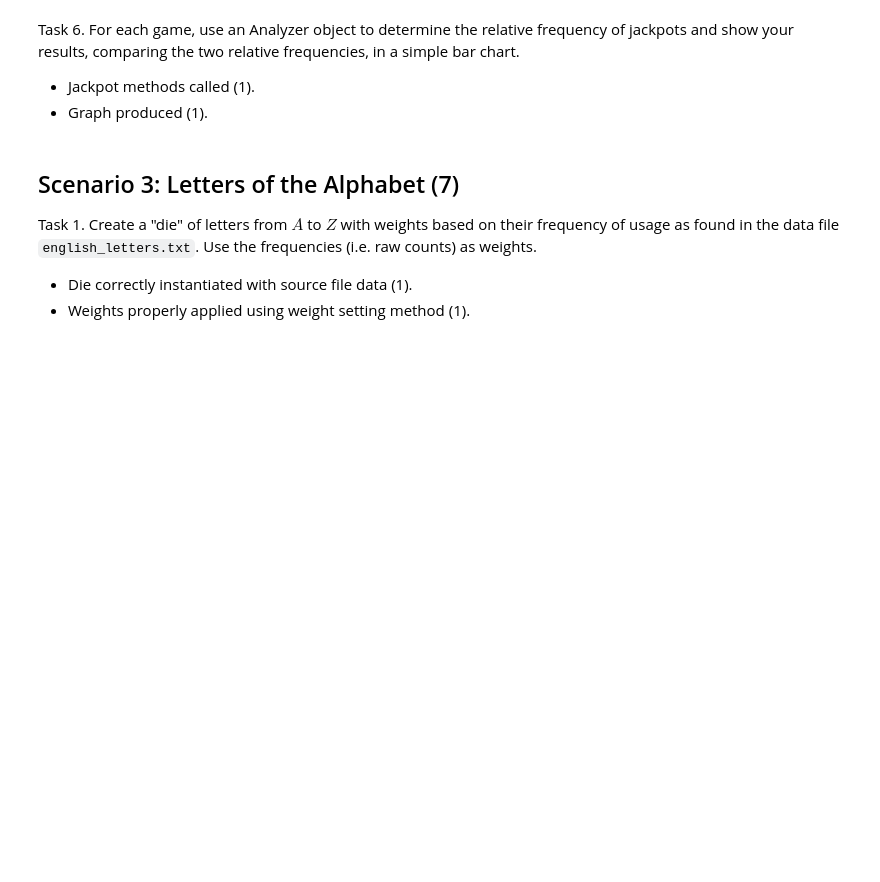
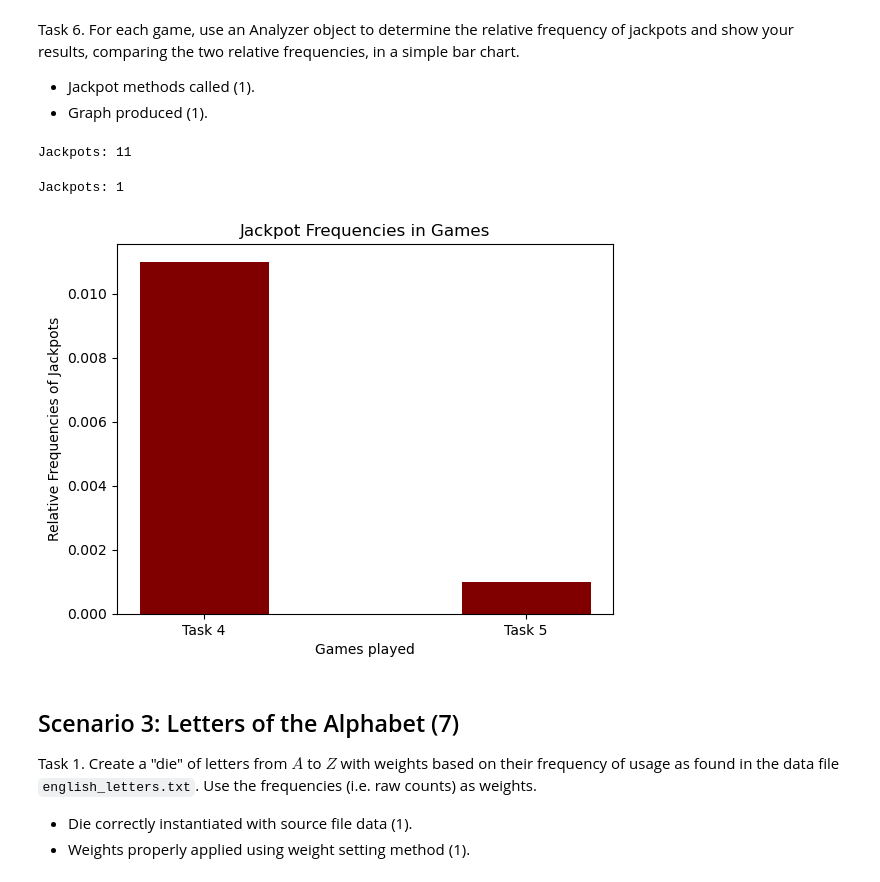
Before and after one commit to Zach0411/ds5100-finalproject-ehe5bn, a Jupyter notebook: DS5100_FinalProjectTemplate.ipynb, the cells around one changed output. Cells and saved outputs as stored; diff of their text form; code cells hidden in the pictures; blank space fills up the shorter version.

```diff
--- a/DS5100_FinalProjectTemplate.ipynb
+++ b/DS5100_FinalProjectTemplate.ipynb
@@ -584,6 +605,36 @@ Task 6. For each game, use an Analyzer object to determine the relative frequenc
 
 - Jackpot methods called (1).
 - Graph produced (1).
+# %%
+#Analyzing task 4 game
+task4_data = Analyzer(task4game)
+task4_data.jackpot()
+# %% [output]
+Jackpots: 11
+# %%
+#Analyzing task 5 game
+task5_data = Analyzer(task5game)
+task5_data.jackpot()
+# %% [output]
+Jackpots: 1
+# %%
+#frequencies
+task4_freq = 11/1000
+task5_freq = 1/1000
+# %%
+#graph
+import matplotlib.pyplot as plt
+data = {'Task 4': task4_freq, 'Task 5': task5_freq}
+dice = list(data.keys())
+values = list(data.values())
+plt.bar(dice, values, color ='maroon',
+        width = 0.4)
+plt.xlabel("Games played")
+plt.ylabel("Relative Frequencies of Jackpots")
+plt.title("Jackpot Frequencies in Games")
+plt.show()
+# %% [output]
+[figure, added]
 # %% [markdown]
 ## Scenario 3: Letters of the Alphabet (7)
 
```
Also changed, not shown: parts of 15 cells of this notebook.
